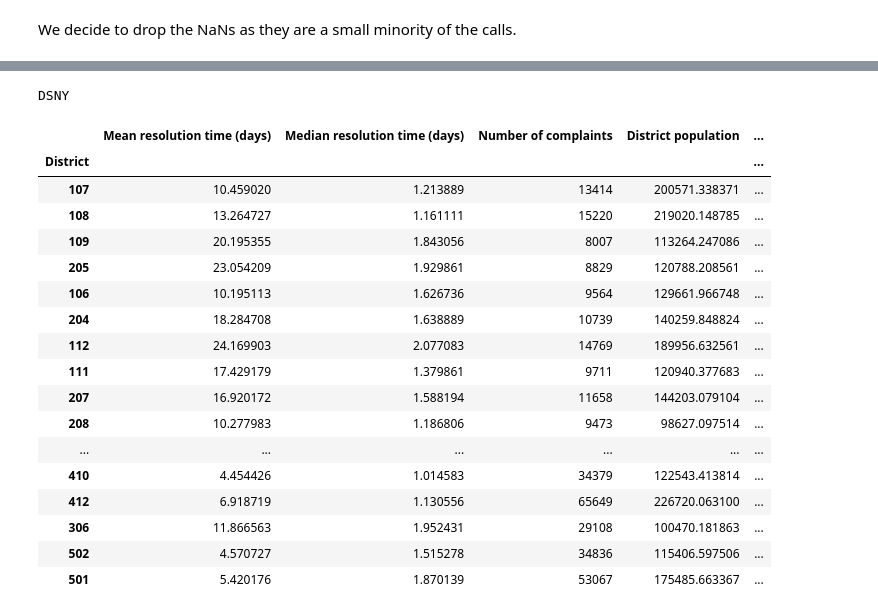
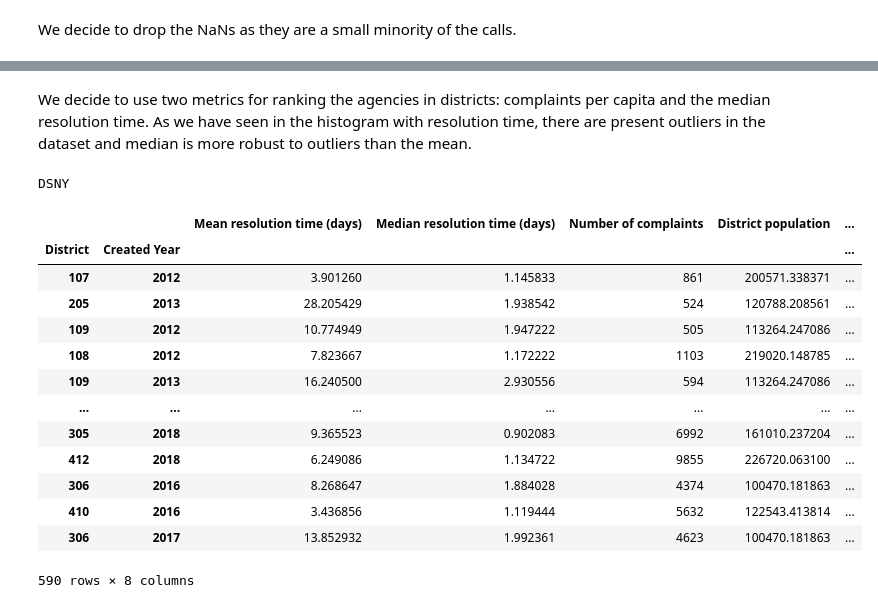
Before and after one commit to Battleman/Squada, a Jupyter notebook: ranking_departments.ipynb, the cells around one changed output, grey strips where cells are left out. Drawn from its saved outputs; the diff is of its cells as text; code cells hidden in the pictures.

```diff
--- a/ranking_departments.ipynb
+++ b/ranking_departments.ipynb
@@ -229,18 +241,22 @@ for agency in agencies_df:
 # %%
 grouped_agencies = []
+rank = False
 for i, agency in enumerate(agencies_df):
-    grouped_agencies.append(agency.groupby("District")["Resolution Time (days)"].agg(["mean", "median", "count"])
+    grouped_agencies.append(agency.groupby(["District", "Created Year"])["Resolution Time (days)"].agg(["mean", "median", "count"])
                             .rename(columns={"median": "Median resolution time (days)",
                                              "mean": "Mean resolution time (days)",
                                              "count": "Number of complaints"}))
     district_population = pd.DataFrame(agencies[i][3]).set_index(0)
-    grouped_agencies[i] = grouped_agencies[i].join(district_population).rename(columns={1: "District population"})
+    grouped_agencies[i] = grouped_agencies[i].join(district_population, on="District").rename(columns={1: "District population"})
+    # drop districts with very small number of inhabitants. As previously noted those are often parks
+    grouped_agencies[i] = grouped_agencies[i][grouped_agencies[i]["District population"] > 10000]
+
     grouped_agencies[i]["Complaints per 1k capita"] = \
         1000 * grouped_agencies[i]["Number of complaints"] / grouped_agencies[i]["District population"]
-    grouped_agencies[i]["Mean resolution time rank"] = grouped_agencies[i]["Mean resolution time (days)"].rank()
-    grouped_agencies[i]["Median resolution time rank"] = grouped_agencies[i]["Median resolution time (days)"].rank(method="first")
-    grouped_agencies[i]["Number of complaints rank"] = grouped_agencies[i]["Number of complaints"].rank(method="first")
-    grouped_agencies[i]["Complaints per 1k capita rank"] = grouped_agencies[i]["Complaints per 1k capita"].rank(method="first")
     grouped_agencies[i].sort_values("Complaints per 1k capita", inplace=True)
-    # drop districts with very small number of inhabitants. As previously noted those are often parks
-    grouped_agencies[i] = grouped_agencies[i][grouped_agencies[i]["District population"] > 10000]
+
+    if rank:
+        grouped_agencies[i]["Mean resolution time rank"] = grouped_agencies[i]["Mean resolution time (days)"].rank()
+        grouped_agencies[i]["Median resolution time rank"] = grouped_agencies[i]["Median resolution time (days)"].rank(method="first")
+        grouped_agencies[i]["Number of complaints rank"] = grouped_agencies[i]["Number of complaints"].rank(method="first")
+        grouped_agencies[i]["Complaints per 1k capita rank"] = grouped_agencies[i]["Complaints per 1k capita"].rank(method="first")
@@ -290,24 +263,27 @@ NYPD
-# %%
-print(agency_names[2])
-grouped_agencies[2].to_pickle("data/dsny_ranking.pkl")
-grouped_agencies[2]
-# %% [output]
-DSNY
-|  | Mean resolution time (days) | Median resolution time (days) | Number of complaints | District population | ... |
-| District |  |  |  |  | ... |
-| 107 | 10.459020 | 1.213889 | 13414 | 200571.338371 | ... |
-| 108 | 13.264727 | 1.161111 | 15220 | 219020.148785 | ... |
-| 109 | 20.195355 | 1.843056 | 8007 | 113264.247086 | ... |
-| 205 | 23.054209 | 1.929861 | 8829 | 120788.208561 | ... |
-| 106 | 10.195113 | 1.626736 | 9564 | 129661.966748 | ... |
-| 204 | 18.284708 | 1.638889 | 10739 | 140259.848824 | ... |
-| 112 | 24.169903 | 2.077083 | 14769 | 189956.632561 | ... |
-| 111 | 17.429179 | 1.379861 | 9711 | 120940.377683 | ... |
-| 207 | 16.920172 | 1.588194 | 11658 | 144203.079104 | ... |
-| 208 | 10.277983 | 1.186806 | 9473 | 98627.097514 | ... |
-| ... | ... | ... | ... | ... | ... |
-| 410 | 4.454426 | 1.014583 | 34379 | 122543.413814 | ... |
-| 412 | 6.918719 | 1.130556 | 65649 | 226720.063100 | ... |
-| 306 | 11.866563 | 1.952431 | 29108 | 100470.181863 | ... |
-| 502 | 4.570727 | 1.515278 | 34836 | 115406.597506 | ... |
-| 501 | 5.420176 | 1.870139 | 53067 | 175485.663367 | ... |
+# %% [markdown]
+We decide to use two metrics for ranking the agencies in districts: complaints per capita and the median resolution time. As we have seen in the histogram with resolution time, there are present outliers in the dataset and median is more robust to outliers than the mean.
+# %%
+print(agency_names[1])
+# we create a value for complaints per capita in the range (0, 1), where 0 means 0 and 1 means 50 per 1k capita
+grouped_agencies[1]["Complaints per capita norm"] = grouped_agencies[1]["Complaints per 1k capita"] / 50
+grouped_agencies[1]["Median resolution time (hours)"] = grouped_agencies[1]["Median resolution time (days)"] * 24
+# similarly for median resolution time in hours, 1 meaning 15 hours
+grouped_agencies[1]["Median resolution time (hours) norm"] = grouped_agencies[1]["Median resolution time (hours)"] / 15
+grouped_agencies[1].to_pickle("data/dsny_ranking.pkl")
+grouped_agencies[1]
+# %% [output]
+DSNY
+|  |  | Mean resolution time (days) | Median resolution time (days) | Number of complaints | District population | ... |
+| District | Created Year |  |  |  |  | ... |
+| 107 | 2012 | 3.901260 | 1.145833 | 861 | 200571.338371 | ... |
+| 205 | 2013 | 28.205429 | 1.938542 | 524 | 120788.208561 | ... |
+| 109 | 2012 | 10.774949 | 1.947222 | 505 | 113264.247086 | ... |
+| 108 | 2012 | 7.823667 | 1.172222 | 1103 | 219020.148785 | ... |
+| 109 | 2013 | 16.240500 | 2.930556 | 594 | 113264.247086 | ... |
+| ... | ... | ... | ... | ... | ... | ... |
+| 305 | 2018 | 9.365523 | 0.902083 | 6992 | 161010.237204 | ... |
+| 412 | 2018 | 6.249086 | 1.134722 | 9855 | 226720.063100 | ... |
+| 306 | 2016 | 8.268647 | 1.884028 | 4374 | 100470.181863 | ... |
+| 410 | 2016 | 3.436856 | 1.119444 | 5632 | 122543.413814 | ... |
+| 306 | 2017 | 13.852932 | 1.992361 | 4623 | 100470.181863 | ... |
+590 rows × 8 columns
```
Also changed, not shown: parts of 18 cells of this notebook, 4 other files.
